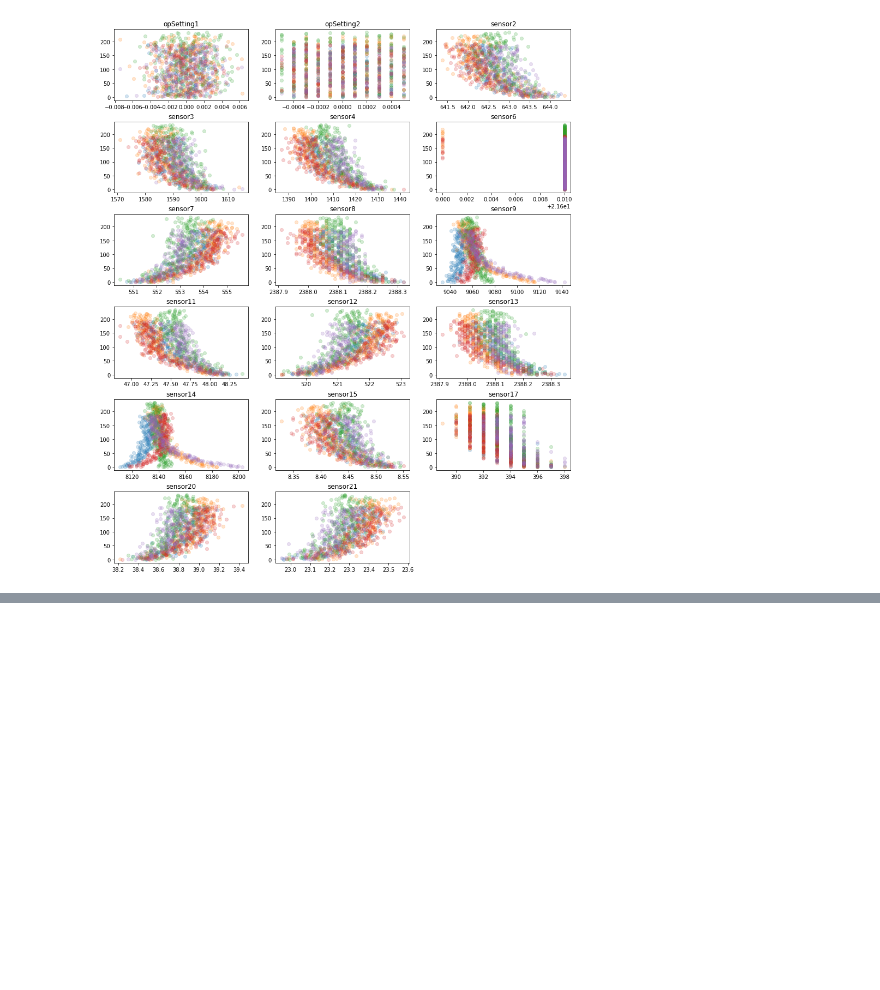
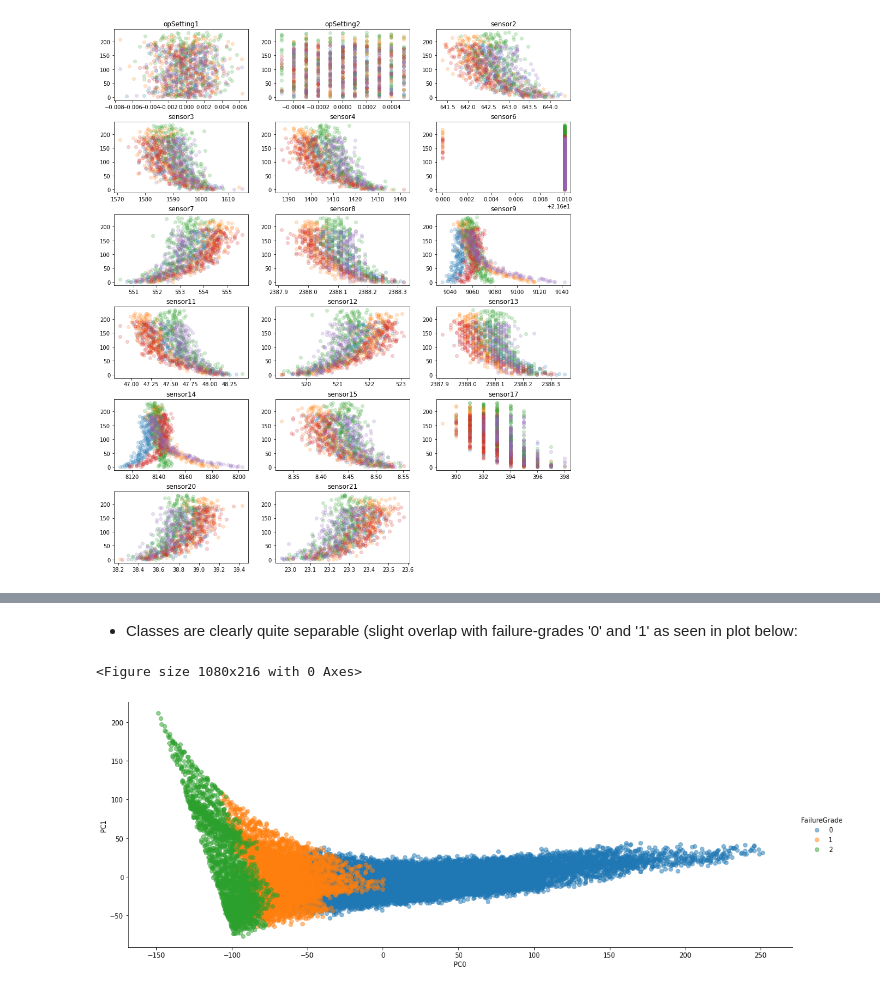
Before and after one commit to j-greggazz/Kaggle, a Jupyter notebook: Predictive Maintenance/notebooks/NASA Turbofan engine degradation analysis.ipynb, the cells around one changed output, grey strips where cells are left out. Saved outputs shown, nothing was run; the diff lists cells and outputs as text; code cells hidden in the pictures; blank space fills up the shorter version.

```diff
--- a/Predictive Maintenance/notebooks/NASA Turbofan engine degradation analysis.ipynb
+++ b/Predictive Maintenance/notebooks/NASA Turbofan engine degradation analysis.ipynb
@@ -230,0 +289,22 @@ plt.subplots_adjust(left=None, bottom=None, right=None, top=None, wspace=None, h
+# %%
+def scaleData(df):
+    mm = MinMaxScaler() #StandardScaler()
+    df_ = df.copy()
+    df_[df_.columns[1:-1]] = mm.fit_transform(df[df.columns[1:-1]])
+    return df_
+
+def convertToPCA(df, nComponents):
+    pca = PCA(n_components=nComponents)
+    pcaColList = [("PC" + str(x)) for x in range(nComponents)]
+    pcaX = pca.fit_transform(df[df.columns[:-1]])
+    df_PCA = pd.DataFrame(pcaX, columns=pcaColList)
+    df_PCA['FailureGrade'] = df.FailureGrade.values
+    return df_PCA
+# %%
+list_dfs = []
+for unit_number in train.unit_num.unique():
+    df = train[train.unit_num == unit_number]
+    df_ = scaleData(df)
+    list_dfs.append(df_)
+
+train_ = pd.concat(list_dfs)
@@ -230,0 +327,13 @@ plt.subplots_adjust(left=None, bottom=None, right=None, top=None, wspace=None, h
+# %%
+list_dfs = []
+for unit_number in train_.unit_num.unique():
+    df = train[train.unit_num == unit_number]
+    df['FailureGrade'] = 0
+    max_cycle = max(df.CyclesToFailure)
+    mod_threshold = int(0.3*max_cycle)
+    fail_threshold = int(0.1*max_cycle)
+    df.loc[df.CyclesToFailure <= mod_threshold, 'FailureGrade'] = 1
+    df.loc[df.CyclesToFailure <= fail_threshold, 'FailureGrade'] = 2
+    list_dfs.append(df)
+train_ = pd.concat(list_dfs)
+train_.tail()
@@ -230,0 +350,3 @@ plt.subplots_adjust(left=None, bottom=None, right=None, top=None, wspace=None, h
+# %%
+train_.drop('unit_num', axis = 1, inplace = True)
+df = convertToPCA(train_, nComponents = 2)
@@ -230,0 +362,11 @@ plt.subplots_adjust(left=None, bottom=None, right=None, top=None, wspace=None, h
+# %% [markdown]
+- Classes are clearly quite separable (slight overlap with failure-grades '0' and '1' as seen in plot below:
+# %%
+# Visualise failure grades through colours:
+f = plt.figure(figsize=(15,3))
+explore = sns.PairGrid(data=df, x_vars = 'PC0', y_vars = 'PC1', hue="FailureGrade", size=6, aspect=2.5)
+explore = explore.map(plt.scatter, alpha=0.5)
+explore = explore.add_legend()
+# %% [output]
+<Figure size 1080x216 with 0 Axes>
+[figure, added]
```
Also changed, not shown: parts of 30 cells of this notebook.
